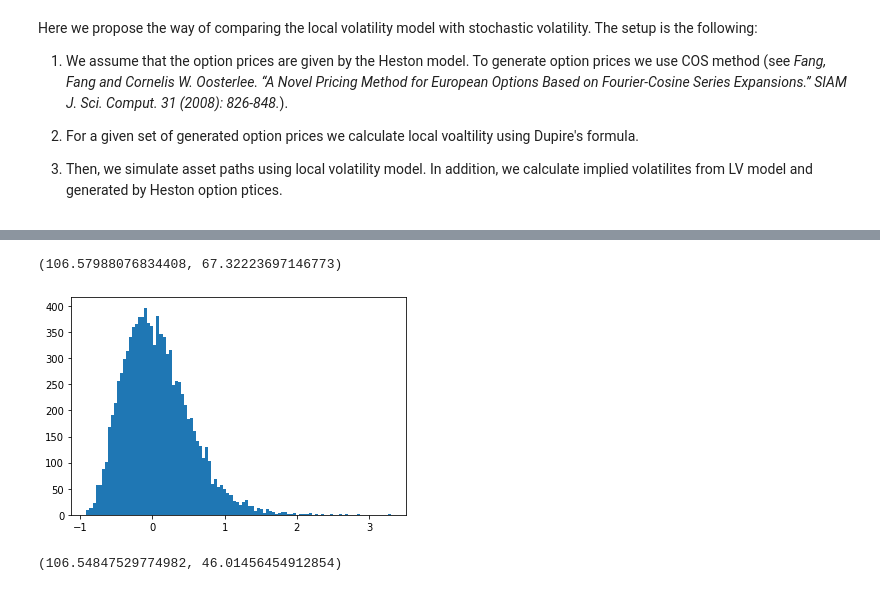
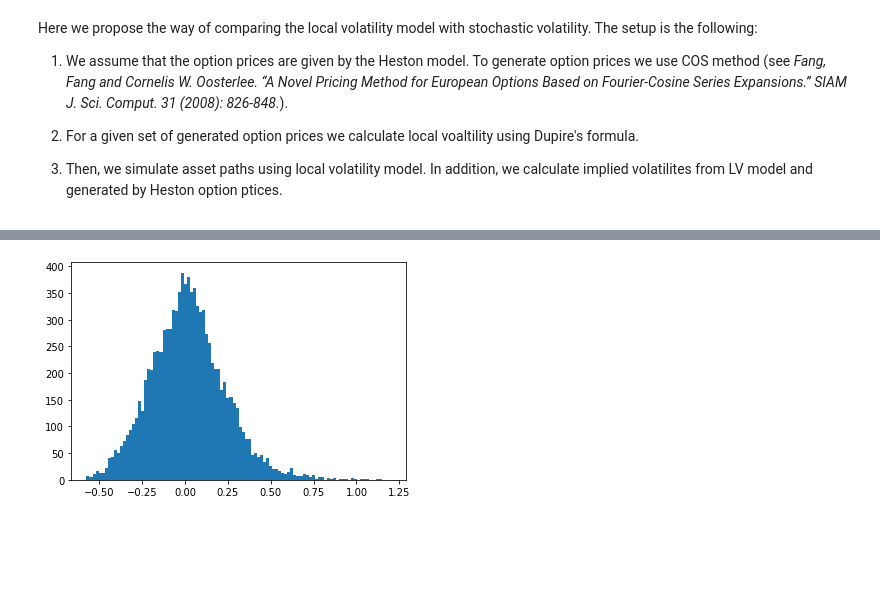
Before and after one commit to stayaptichek/vega_report, a Jupyter notebook: LSV.ipynb, the cells around one changed output, grey strips where cells are left out. Cells and saved outputs as stored; diff of their text form; code cells hidden in the pictures; blank space fills up the shorter version.

```diff
--- a/LSV.ipynb
+++ b/LSV.ipynb
@@ -264,13 +274,9 @@ def pm_calibration(heston_parameters: HestonParameters,
 N_STRIKES = 40
 N_TIMES = 40
 
-state = MarketState(stock_price = 100, interest_rate = 0.06, dividends_rate = 0)
-market_heston_params = HestonParameters(kappa=1.0,
-                                        gamma=0.4,
-                                        rho=-0.6,
-                                        vbar=0.2,
-                                        v0=0.2)
-options = CallStockOption(strike_price=np.linspace(40, 250, N_STRIKES),
+state = MarketState(stock_price = 1., interest_rate = 0.06, dividends_rate = 0)
+market_heston_parameters = HestonParameters(kappa=1.0, gamma=0.4, rho=-0.6, vbar=0.2, v0=0.2)
+options = CallStockOption(strike_price=np.linspace(.4, 2.5, N_STRIKES),
                           expiration_time=np.sum(np.linspace(0, 1, N_TIMES, endpoint=False, retstep=True)))
 option_prices = np.empty((N_TIMES, N_STRIKES))
 for i, t in enumerate(options.expiration_time):
@@ -279,7 +285,7 @@ for i, t in enumerate(options.expiration_time):
         t,
         options.strike_price,
         state,
-        market_heston_params,
+        market_heston_parameters,
         500, 8).squeeze()
 # %%
 fig = plt.figure()
@@ -297,11 +303,13 @@ Text(0.5, 0, 'Option price, $')
 # %%
-heston_parameters = HestonParameters(kappa = 1.3, gamma = 0.3, rho = -0.3, vbar = 0.2, v0 = 0.2)
+N = 10_000
+
+heston_parameters = HestonParameters(kappa = 1.3, gamma = 0.2, rho = -0.3, vbar = 0.2, v0 = 0.2)
 hpar = PMParameters(
-    n_particles=10000,
-    n_steps=500,
+    n_particles=N,
+    n_steps=251,
     kernel_scaling_factor=1.5,
     kernel_t_min=0.25,
     n_interp=100
 )
 
-S, leverage_func = pm_calibration(market_heston_params, state, options, option_prices, hpar)
+S, leverage_func = pm_calibration(heston_parameters, state, options, option_prices, hpar)
@@ -348,5 +336,5 @@ plt.show()
 # %%
-ret = (S[:, -1] - S[:, 0]) / S[:, 0]
+ret = (S[:, -1] - S[:, 190]) / S[:, 190]
 # %%
 _, ax = plt.subplots()
 # ax.hist(S[:, -1], bins=30)
@@ -357,21 +345,14 @@ plt.show()
-# %%
-np.mean(S[:, -1]), np.std(S[:, -1])
-# %% [output]
-(106.57988076834408, 67.32223697146773)
 # %%
-res = simulate_paths_heston_andersen(np.linspace(0, 1, 500),
-                                     n_simulations=10000,
+np.random.seed(5)
+res = simulate_paths_heston_andersen(np.linspace(0.0001, 1, 251),
+                                     n_simulations=N,
                                      state=state,
-                                     heston_params=market_heston_params)
+                                     heston_params=market_heston_parameters)
 S_gt = res["asset"]
-ret_gt = (S_gt[:, -1] - S_gt[:, 0]) / S_gt[:, 0]
+ret_gt = (S_gt[:, -1] - S_gt[:, 190]) / S_gt[:, 190]
 _, ax = plt.subplots()
 # ax.hist(S_gt[:, -1], bins=100)
-ax.hist(ret_gt, bins=100)
+ax.hist(ret_gt, bins=100, range=np.quantile(ret, (.001, .999)))
 plt.show()
 # %% [output]
-[figure, old version]
+[figure, new version]
-# %%
-np.mean(S_gt[:, -1]), np.std(S_gt[:, -1])
-# %% [output]
-(106.54847529774982, 46.01456454912854)
```
Also changed, not shown: parts of 12 cells of this notebook.
